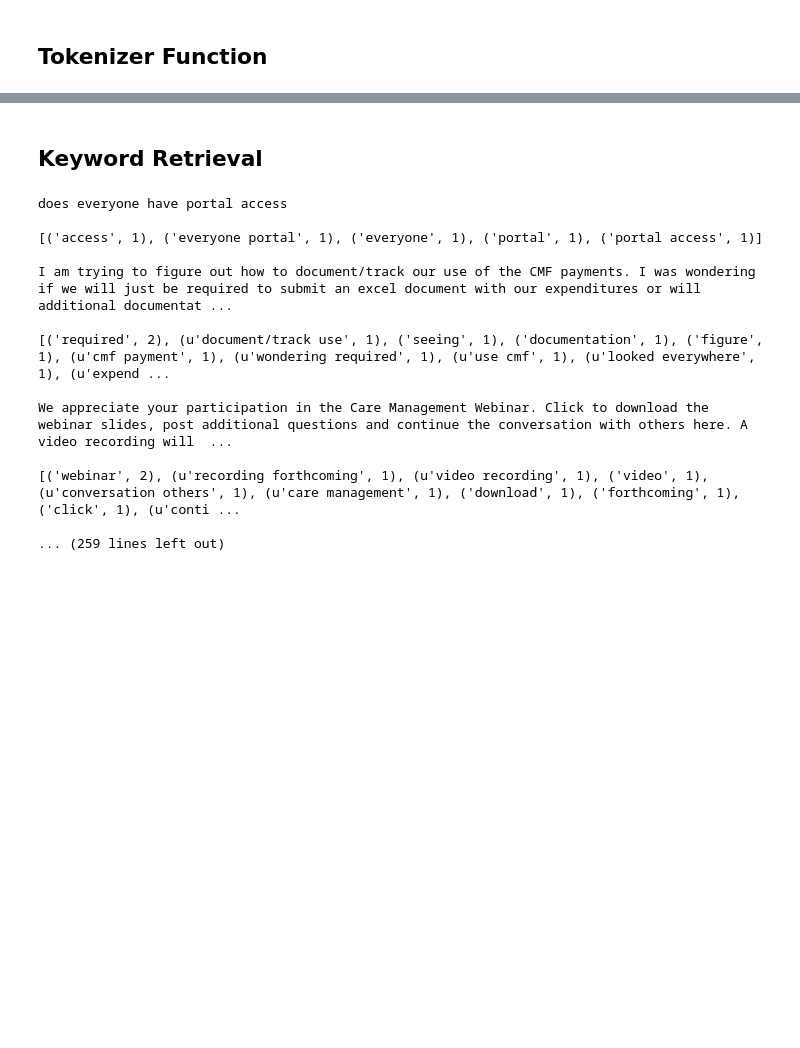
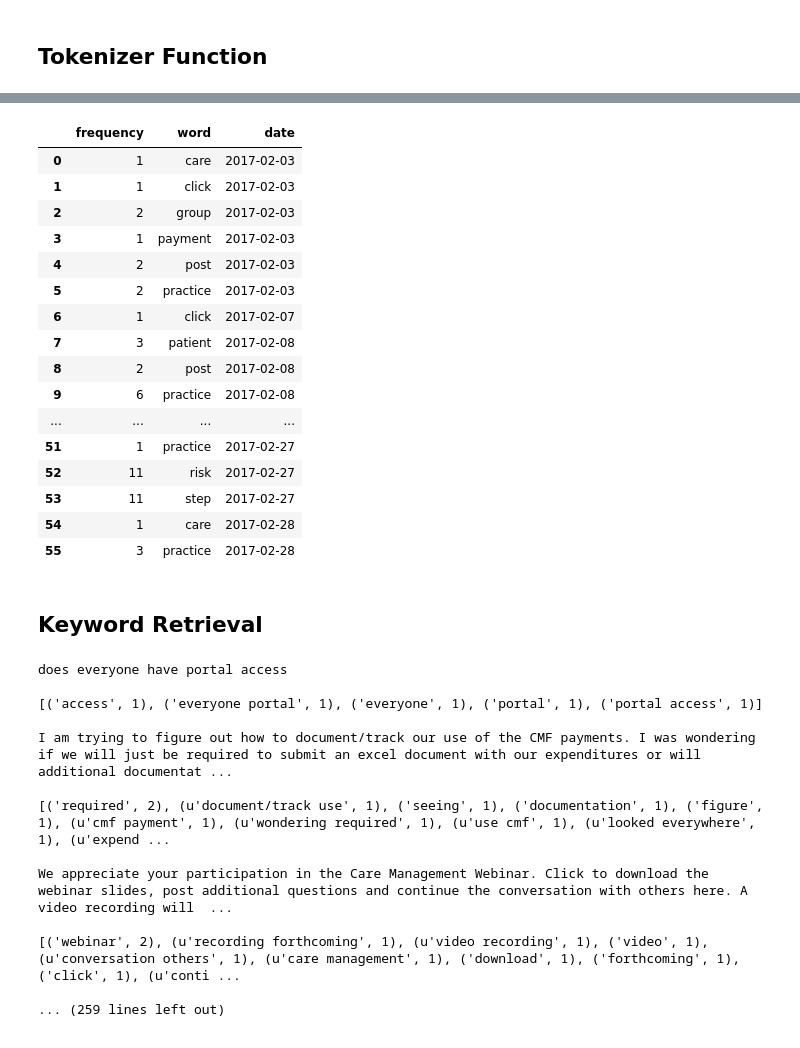
Before and after one commit to mjbrienza/Text-Analytics, a Jupyter notebook: TextAnalysis_1013.ipynb, the cells around one changed output, grey strips where cells are left out. Saved outputs shown, nothing was run; the diff lists cells and outputs as text; code cells hidden in the pictures; blank space fills up the shorter version.

```diff
--- a/TextAnalysis_1013.ipynb
+++ b/TextAnalysis_1013.ipynb
@@ -187,0 +178,52 @@ health vendor                   3
+# %%
+#Can we do this by day??? #Take a list of the top 10 most frequent words (or whatever) and then track their usage throughout the report period.
+def single_day_tracker(report):
+    #Create the top 10 list
+    unlisted_report=report['tokens'].apply(lambda x: ', '.join(x))
+
+    word_vectorizer_2=CountVectorizer(ngram_range=(1,2), analyzer='word')
+    word_vectorizer_fit_2=word_vectorizer_2.fit_transform(unlisted_report)
+
+    frequencies=sum(word_vectorizer_fit_2).toarray()[0]
+
+    bigrams_counter=pd.DataFrame(frequencies,index=word_vectorizer_2.get_feature_names(),columns=['frequency'])
+    f = bigrams_counter[bigrams_counter['frequency']>10]
+
+
+    f=f.sort_values(by=['frequency'],ascending=False)
+    top_words=f.head(15)
+
+    top_words_listed=list(top_words.index)
+
+
+    #Okay now figure out what the frequency was each day
+    unique_dates=set(report['Created Date'])
+    list_dates=sorted(list(unique_dates))
+    list_df_name=list(xrange(0,len(list_dates)))
+    list_df=[]
+    new_df=pd.DataFrame
+    for i in xrange(0,len(list_dates)):
+        date_report=report.loc[report['Created Date']==list_dates[i]]
+        unlisted_report_date=unlisted_report=date_report['tokens'].apply(lambda x: ', '.join(x))
+        word_vectorizer_fit_date=word_vectorizer_2.fit_transform(unlisted_report_date)
+        frequencies_date=sum(word_vectorizer_fit_date).toarray()[0]
+        bigrams_counter_date=pd.DataFrame(frequencies_date,index=word_vectorizer_2.get_feature_names(),columns=['frequency'])
+        bigrams_date_listed=list(bigrams_counter_date.index)
+        finder=(bigrams_counter_date.index.isin(top_words.index))
+        slimmed=(bigrams_counter_date[finder])
+        slimmed['word']=slimmed.index
+        slimmed['date']=list_dates[i]
+        slimmed['date']=pd.to_datetime(slimmed['date'])
+        list_df_name[i]=slimmed
+        list_df.append(list_df_name[i])
+    new_df=pd.concat(list_df)
+    new_df.index=xrange(0,len(new_df['word']))
+    return(new_df)
+
+
+
+
+top_words=single_day_tracker(final_report)
+
+top_words
+# %% [output]
@@ -188,3 +242,20 @@ health vendor                   3
+|  | frequency | word | date |
+| 0 | 1 | care | 2017-02-03 |
+| 1 | 1 | click | 2017-02-03 |
+| 2 | 2 | group | 2017-02-03 |
+| 3 | 1 | payment | 2017-02-03 |
+| 4 | 2 | post | 2017-02-03 |
+| 5 | 2 | practice | 2017-02-03 |
+| 6 | 1 | click | 2017-02-07 |
+| 7 | 3 | patient | 2017-02-08 |
+| 8 | 2 | post | 2017-02-08 |
+| 9 | 6 | practice | 2017-02-08 |
+| ... | ... | ... | ... |
+| 51 | 1 | practice | 2017-02-27 |
+| 52 | 11 | risk | 2017-02-27 |
+| 53 | 11 | step | 2017-02-27 |
+| 54 | 1 | care | 2017-02-28 |
+| 55 | 3 | practice | 2017-02-28 |
 # %%
 #extends tokens list with bi-grams for each row
 for i,t in final_report['Body'].iteritems():
```
Also changed, not shown: parts of 6 cells of this notebook.
